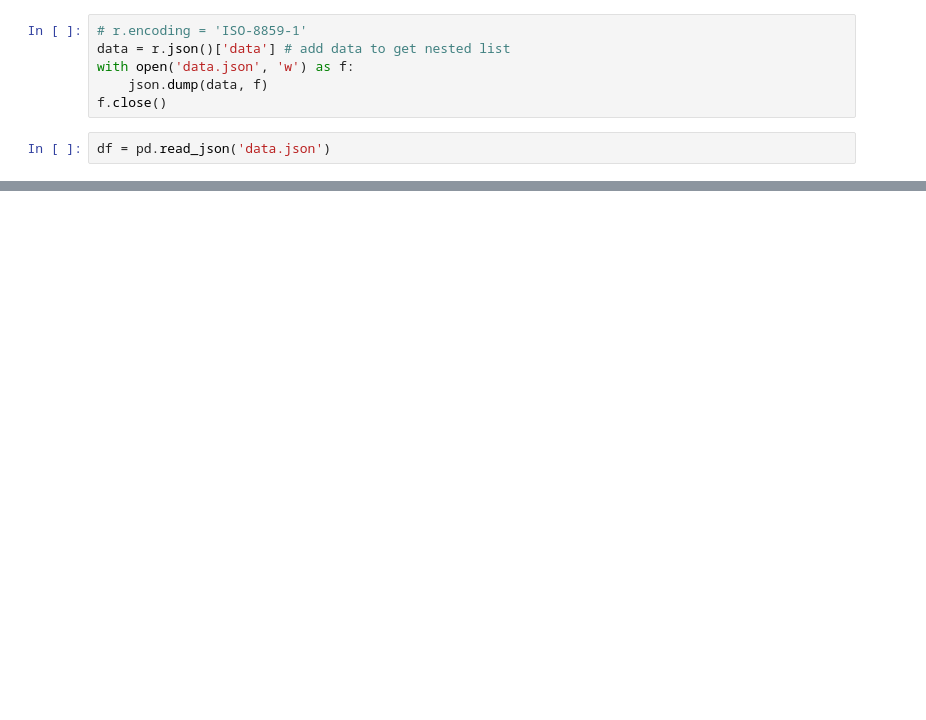
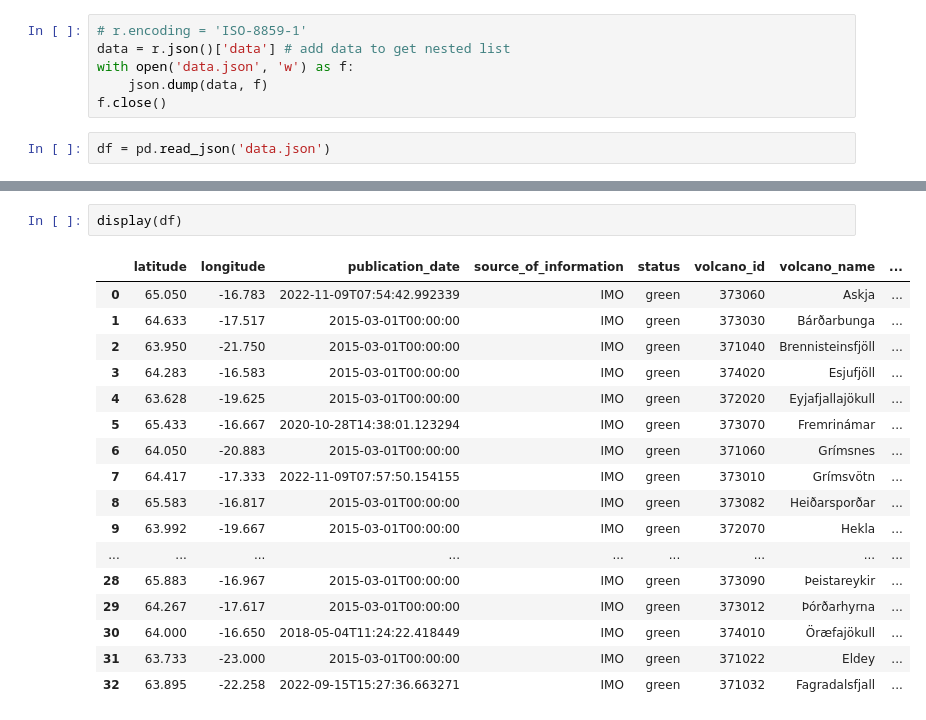
Before and after one commit to ragnarheidar/notebooks, a Jupyter notebook: VolcanoesAviationColorCodes.ipynb, the cells around one changed output, grey strips where cells are left out. Cells and saved outputs as stored; diff of their text form; blank space fills up the shorter version.

```diff
--- a/VolcanoesAviationColorCodes.ipynb
+++ b/VolcanoesAviationColorCodes.ipynb
@@ -70,0 +52,20 @@ df = pd.read_json('data.json')
+# %%
+display(df)
+# %% [output]
+|  | latitude | longitude | publication_date | source_of_information | status | volcano_id | volcano_name | ... |
+| 0 | 65.050 | -16.783 | 2022-11-09T07:54:42.992339 | IMO | green | 373060 | Askja | ... |
+| 1 | 64.633 | -17.517 | 2015-03-01T00:00:00 | IMO | green | 373030 | Bárðarbunga | ... |
+| 2 | 63.950 | -21.750 | 2015-03-01T00:00:00 | IMO | green | 371040 | Brennisteinsfjöll | ... |
+| 3 | 64.283 | -16.583 | 2015-03-01T00:00:00 | IMO | green | 374020 | Esjufjöll | ... |
+| 4 | 63.628 | -19.625 | 2015-03-01T00:00:00 | IMO | green | 372020 | Eyjafjallajökull | ... |
+| 5 | 65.433 | -16.667 | 2020-10-28T14:38:01.123294 | IMO | green | 373070 | Fremrinámar | ... |
+| 6 | 64.050 | -20.883 | 2015-03-01T00:00:00 | IMO | green | 371060 | Grímsnes | ... |
+| 7 | 64.417 | -17.333 | 2022-11-09T07:57:50.154155 | IMO | green | 373010 | Grímsvötn | ... |
+| 8 | 65.583 | -16.817 | 2015-03-01T00:00:00 | IMO | green | 373082 | Heiðarsporðar | ... |
+| 9 | 63.992 | -19.667 | 2015-03-01T00:00:00 | IMO | green | 372070 | Hekla | ... |
+| ... | ... | ... | ... | ... | ... | ... | ... | ... |
+| 28 | 65.883 | -16.967 | 2015-03-01T00:00:00 | IMO | green | 373090 | Þeistareykir | ... |
+| 29 | 64.267 | -17.617 | 2015-03-01T00:00:00 | IMO | green | 373012 | Þórðarhyrna | ... |
+| 30 | 64.000 | -16.650 | 2018-05-04T11:24:22.418449 | IMO | green | 374010 | Öræfajökull | ... |
+| 31 | 63.733 | -23.000 | 2015-03-01T00:00:00 | IMO | green | 371022 | Eldey | ... |
+| 32 | 63.895 | -22.258 | 2022-09-15T15:27:36.663271 | IMO | green | 371032 | Fagradalsfjall | ... |
```
Also changed, not shown: parts of 4 cells of this notebook, 8 other files.
